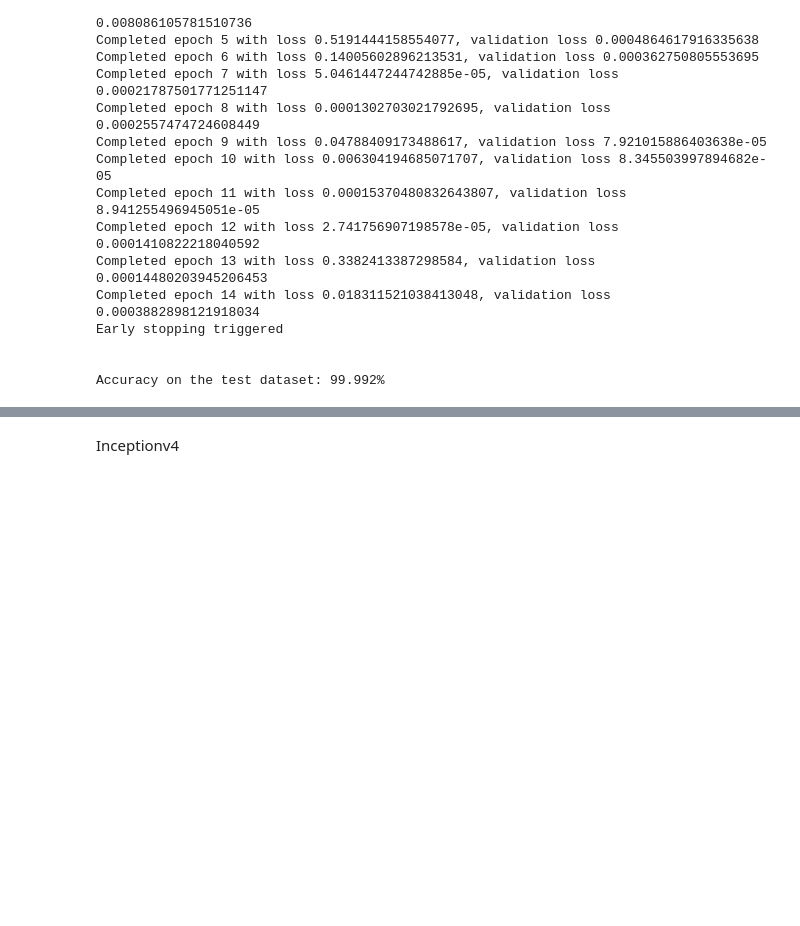
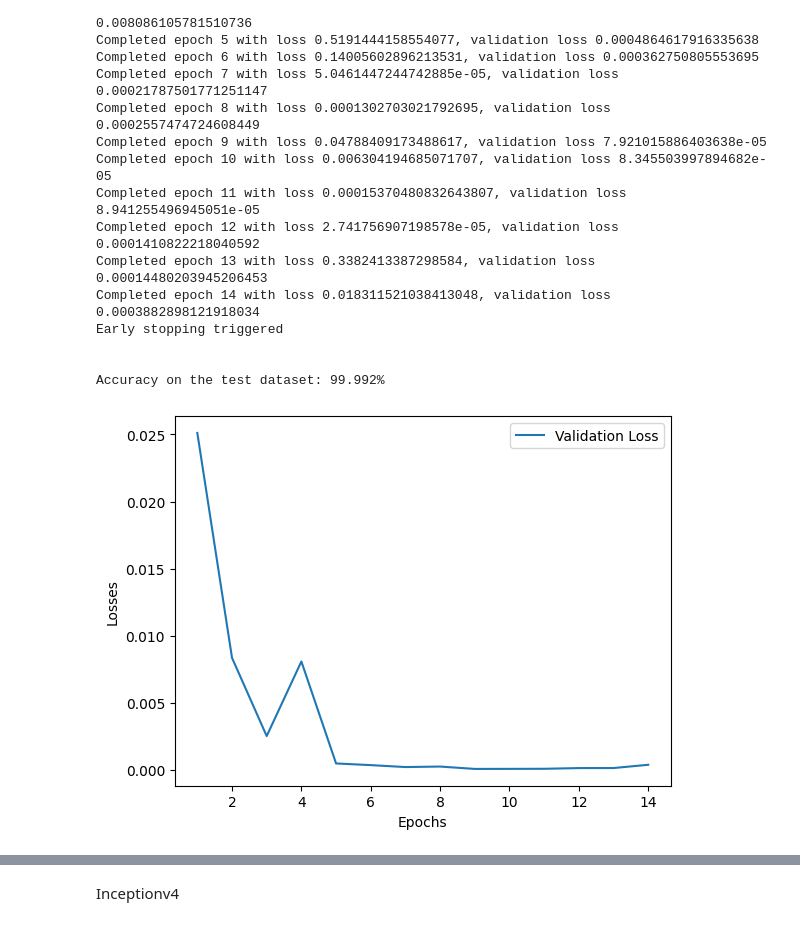
Before and after one commit to AdityaHegde712/Dementia-Detection-And-Classification, a Jupyter notebook: Image Processing v2/model_exploration.ipynb, the cells around one changed output, grey strips where cells are left out. Cells and saved outputs as stored; diff of their text form; code cells hidden in the pictures; blank space fills up the shorter version.

```diff
--- a/Image Processing v2/model_exploration.ipynb
+++ b/Image Processing v2/model_exploration.ipynb
@@ -496,12 +496,17 @@ Accuracy on the test dataset: 99.992%
 # %%
 import pandas as pd
 import matplotlib.pyplot as plt
 
 loss_df = pd.read_csv("lossLogDensenet_noKFold.csv")
-print(loss_df.iloc[0:5])
-train_loss = loss_df["train_loss"][75:-3]
-epochs = loss_df["epoch"][75:-3]
-val_loss = loss_df["val_loss"][75:-3]
+# print(loss_df.iloc[0:5])
+train_loss = loss_df["train_loss"]
+epochs = loss_df["epoch"]
+val_loss = loss_df["val_loss"]
+# plt.plot(epochs, train_loss, label='Training Loss')
+plt.plot(epochs, val_loss, label='Validation Loss')
+plt.legend()
 plt.xlabel('Epochs')
 plt.ylabel('Losses')
 plt.show()
+# %% [output]
+[figure, added]
```
Also changed, not shown: parts of 1 cell of this notebook, 5 other files.
